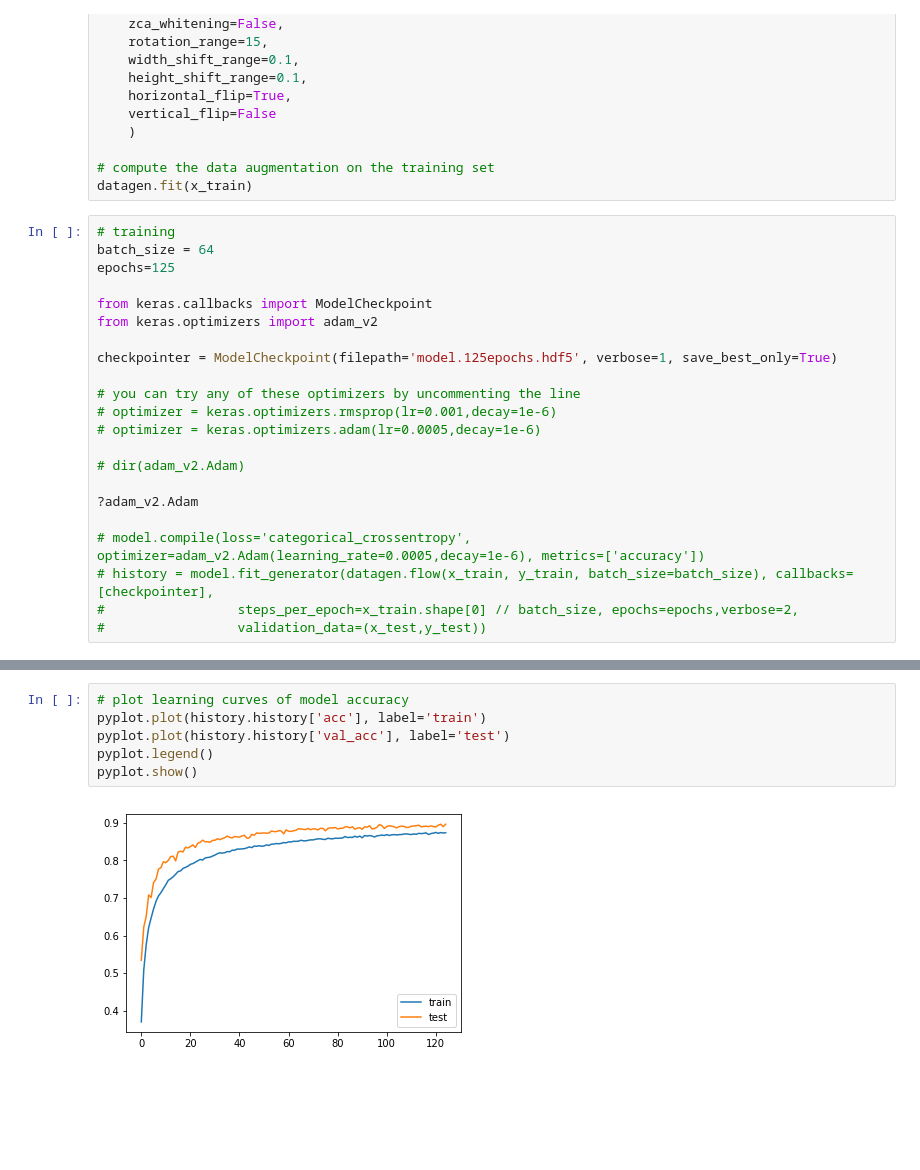
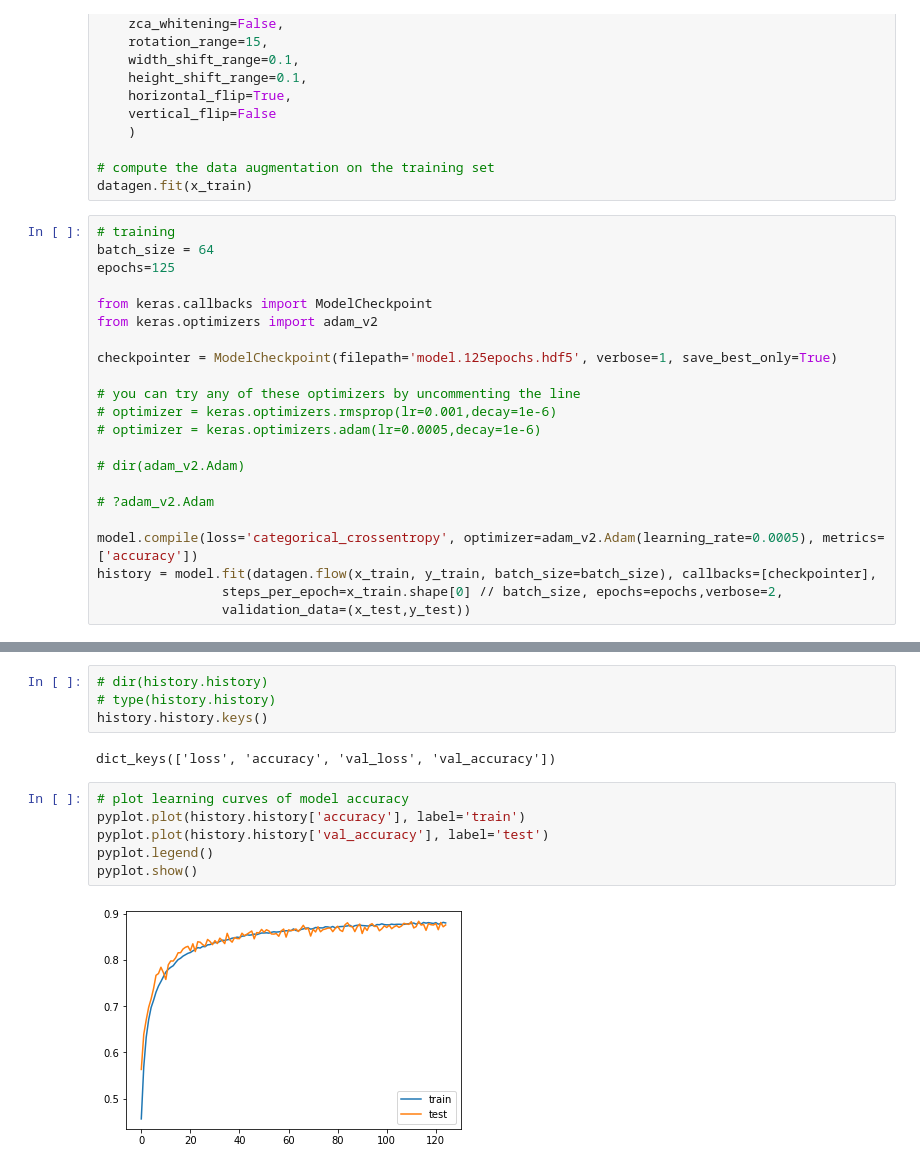
Before and after one commit to ghosh-sarbajit/deep_learning_for_vision_systems, a Jupyter notebook: chapter_04/chapter_4_improve_cifar_90_percent.ipynb, the cells around one changed output, grey strips where cells are left out. Cells and saved outputs as stored; diff of their text form; blank space fills up the shorter version.

```diff
--- a/chapter_04/chapter_4_improve_cifar_90_percent.ipynb
+++ b/chapter_04/chapter_4_improve_cifar_90_percent.ipynb
@@ -192,9 +171,9 @@ checkpointer = ModelCheckpoint(filepath='model.125epochs.hdf5', verbose=1, save_
 
 # dir(adam_v2.Adam)
 
-?adam_v2.Adam
+# ?adam_v2.Adam
 
-# model.compile(loss='categorical_crossentropy', optimizer=adam_v2.Adam(learning_rate=0.0005,decay=1e-6), metrics=['accuracy'])
-# history = model.fit_generator(datagen.flow(x_train, y_train, batch_size=batch_size), callbacks=[checkpointer],
-#                 steps_per_epoch=x_train.shape[0] // batch_size, epochs=epochs,verbose=2,
-#                 validation_data=(x_test,y_test))
+model.compile(loss='categorical_crossentropy', optimizer=adam_v2.Adam(learning_rate=0.0005), metrics=['accuracy'])
+history = model.fit(datagen.flow(x_train, y_train, batch_size=batch_size), callbacks=[checkpointer],
+                steps_per_epoch=x_train.shape[0] // batch_size, epochs=epochs,verbose=2,
+                validation_data=(x_test,y_test))
@@ -209,8 +206,14 @@ Test result: 89.590 loss: 0.403
+# %%
+# dir(history.history)
+# type(history.history)
+history.history.keys()
+# %% [output]
+dict_keys(['loss', 'accuracy', 'val_loss', 'val_accuracy'])
 # %%
 # plot learning curves of model accuracy
-pyplot.plot(history.history['acc'], label='train')
-pyplot.plot(history.history['val_acc'], label='test')
+pyplot.plot(history.history['accuracy'], label='train')
+pyplot.plot(history.history['val_accuracy'], label='test')
 pyplot.legend()
 pyplot.show()
 # %% [output]
-[figure, old version]
+[figure, new version]
```
Also changed, not shown: parts of 5 cells of this notebook.
